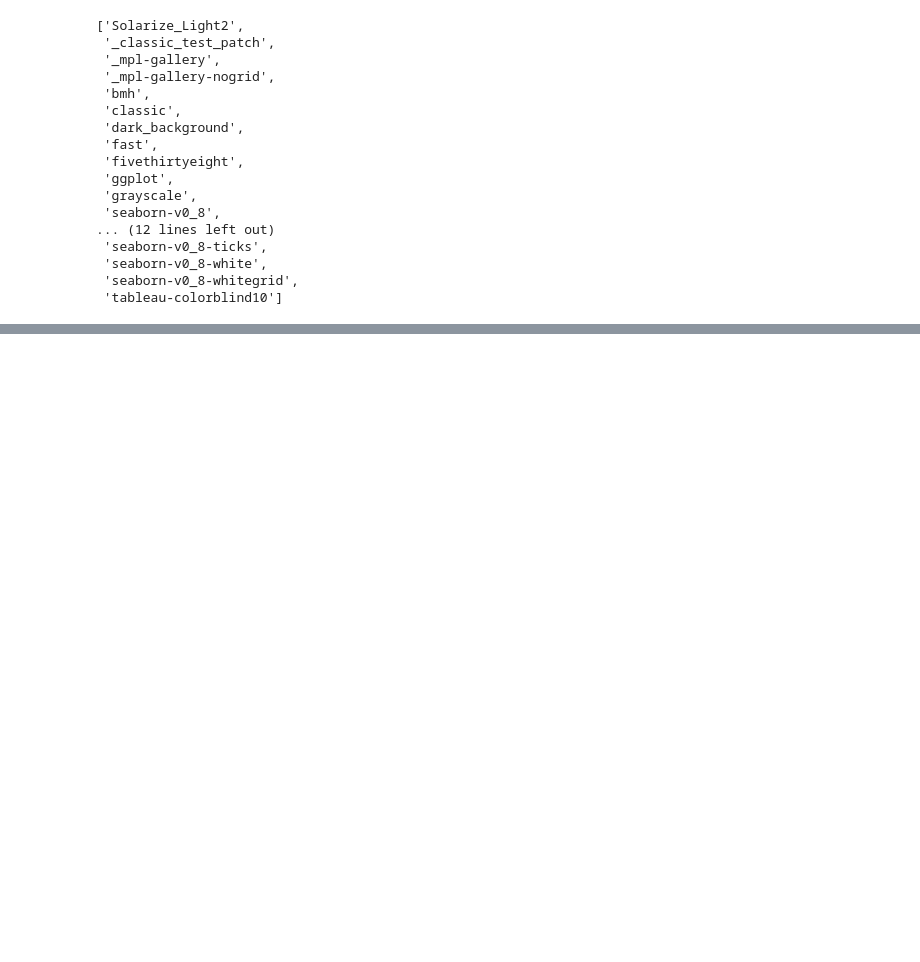
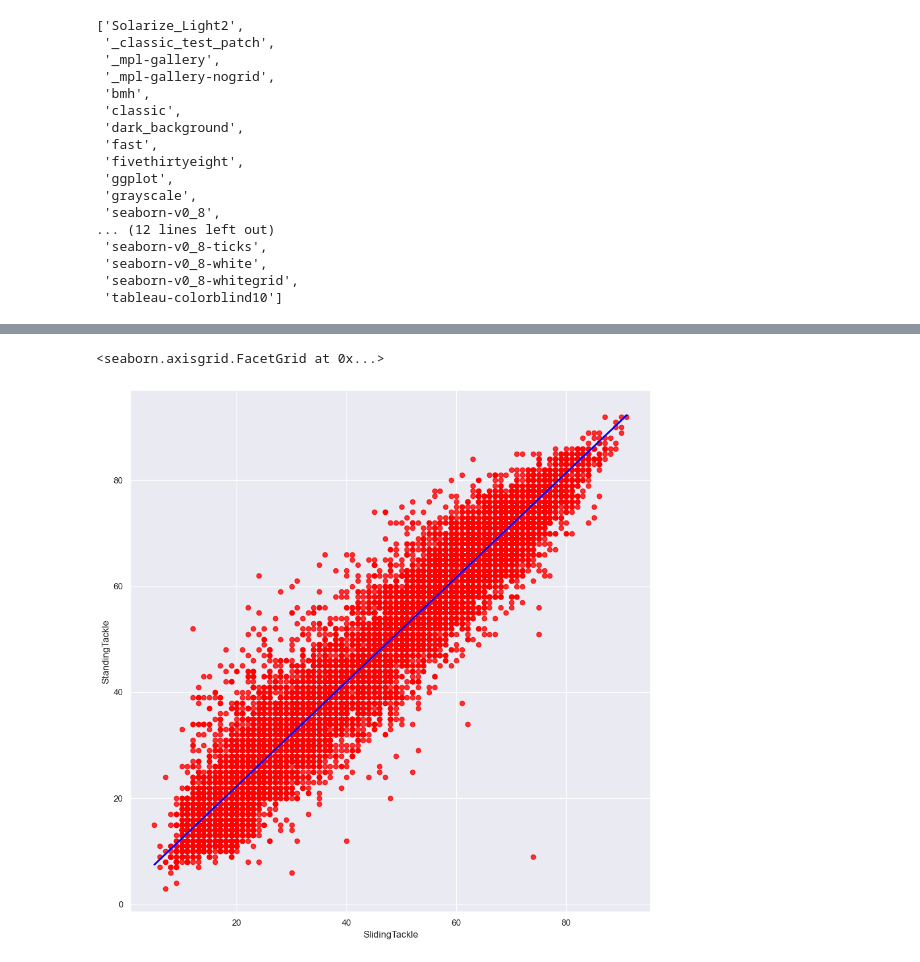
Before and after one commit to MaxWell-73/Data-Analysis, a Jupyter notebook: Python_Libraries/Matplotlib-Seaborn/Matplotlib_Seaborn.ipynb, the cells around one changed output, grey strips where cells are left out. Saved outputs shown, nothing was run; the diff lists cells and outputs as text; code cells hidden in the pictures; blank space fills up the shorter version.

Commit message:
introduction_seaborn

```diff
--- a/Python_Libraries/Matplotlib-Seaborn/Matplotlib_Seaborn.ipynb
+++ b/Python_Libraries/Matplotlib-Seaborn/Matplotlib_Seaborn.ipynb
@@ -173,0 +235,15 @@ plt.show()
+# %%
+
+# Plot sepal width as a function of sepal_length across days
+g = sns.lmplot(
+    data=data,
+    x="SlidingTackle", y="StandingTackle",
+    height=10 ,scatter_kws={'color': 'red'},  # Cambia el color de los puntos a rojo
+    line_kws={'color': 'blue'}
+)
+
+# Use more informative axis labels than are provided by default
+g.set_axis_labels("SlidingTackle", "StandingTackle")
+# %% [output]
+<seaborn.axisgrid.FacetGrid at 0x...>
+[figure, added]
```
Also changed, not shown: parts of 19 cells of this notebook.
